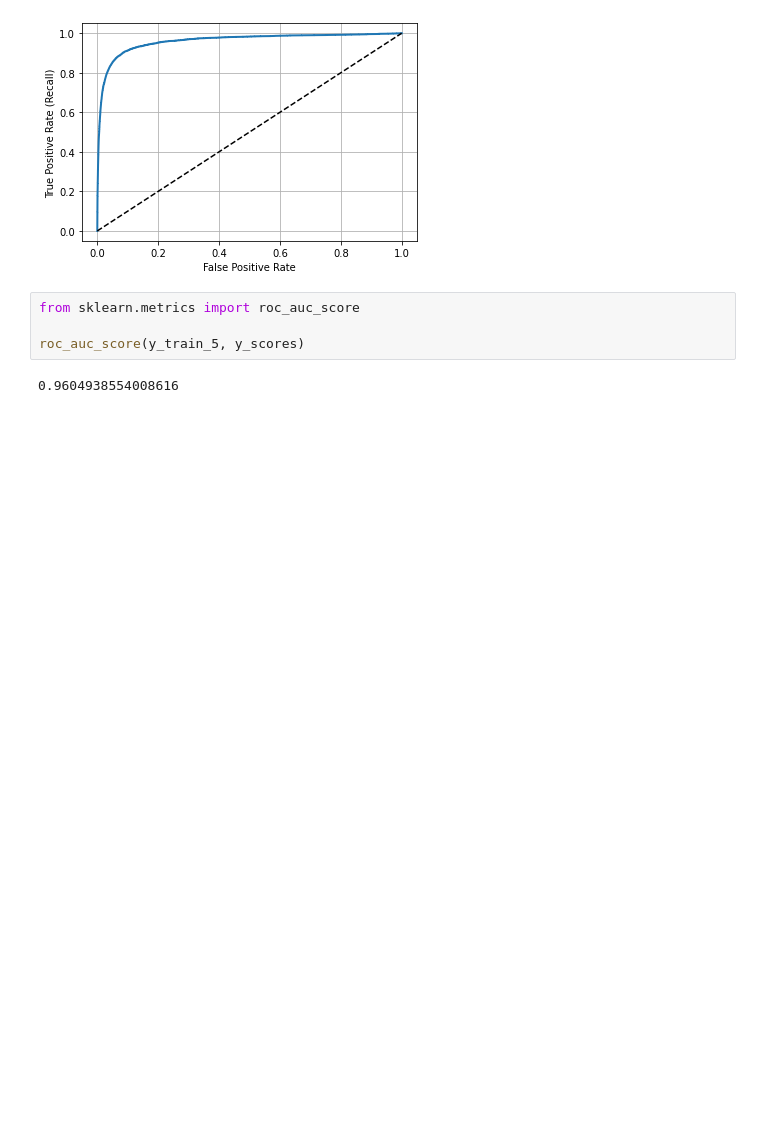
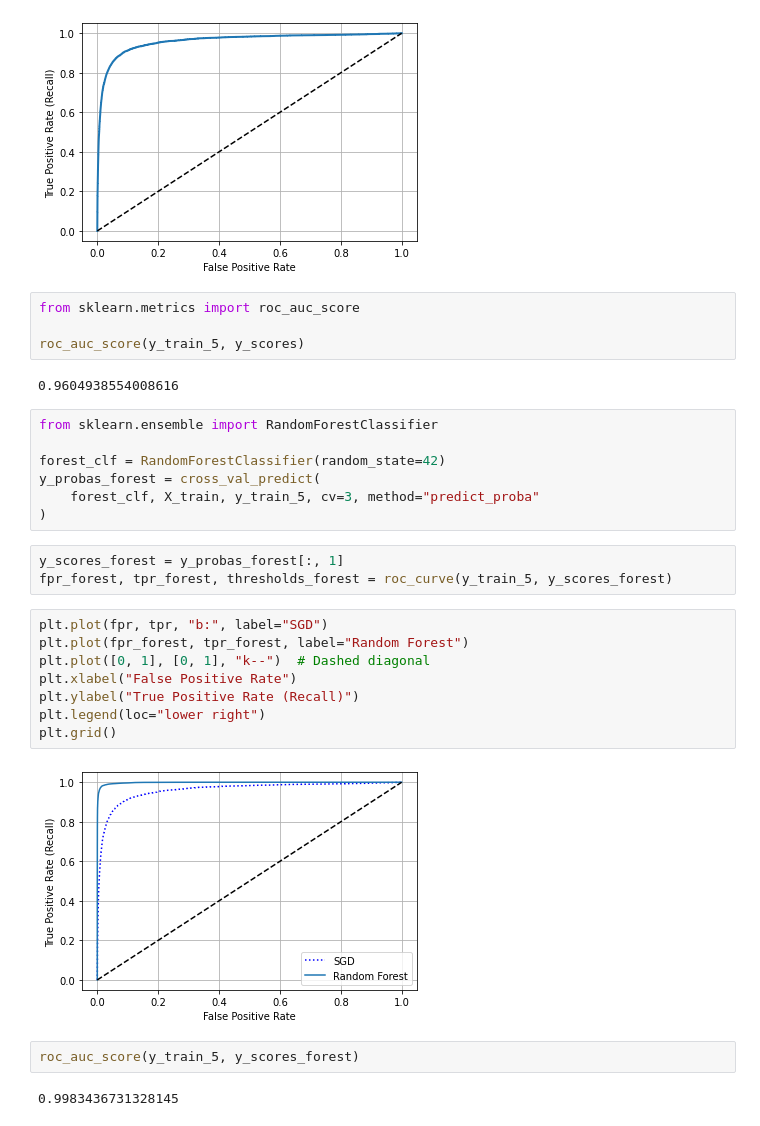
Before and after one commit to alextanhongpin/hands-on-machine-learning-with-scikit-learn, a Jupyter notebook: 03-classification.ipynb, the cells around one changed output. Cells and saved outputs as stored; diff of their text form; blank space fills up the shorter version.

```diff
--- a/03-classification.ipynb
+++ b/03-classification.ipynb
@@ -229,3 +229,27 @@ from sklearn.metrics import roc_auc_score
 roc_auc_score(y_train_5, y_scores)
 # %% [output]
 0.9604938554008616
+# %%
+from sklearn.ensemble import RandomForestClassifier
+
+forest_clf = RandomForestClassifier(random_state=42)
+y_probas_forest = cross_val_predict(
+    forest_clf, X_train, y_train_5, cv=3, method="predict_proba"
+)
+# %%
+y_scores_forest = y_probas_forest[:, 1]
+fpr_forest, tpr_forest, thresholds_forest = roc_curve(y_train_5, y_scores_forest)
+# %%
+plt.plot(fpr, tpr, "b:", label="SGD")
+plt.plot(fpr_forest, tpr_forest, label="Random Forest")
+plt.plot([0, 1], [0, 1], "k--")  # Dashed diagonal
+plt.xlabel("False Positive Rate")
+plt.ylabel("True Positive Rate (Recall)")
+plt.legend(loc="lower right")
+plt.grid()
+# %% [output]
+[figure, added]
+# %%
+roc_auc_score(y_train_5, y_scores_forest)
+# %% [output]
+0.9983436731328145
```
